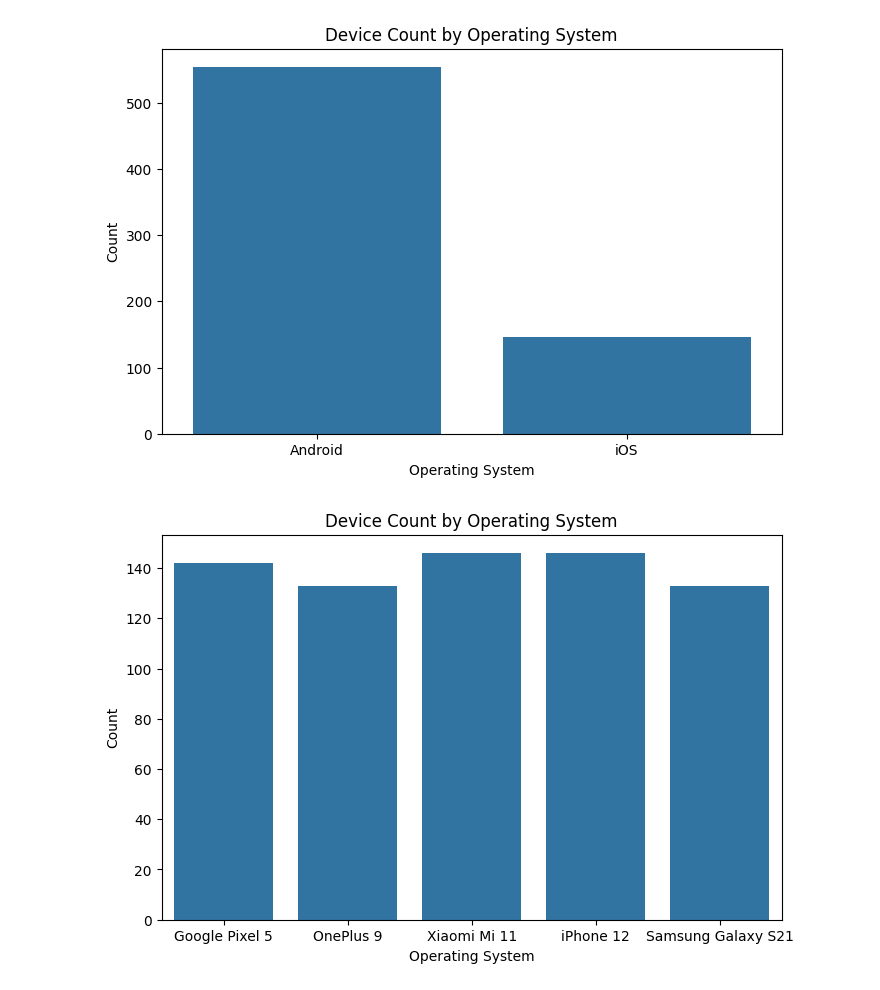
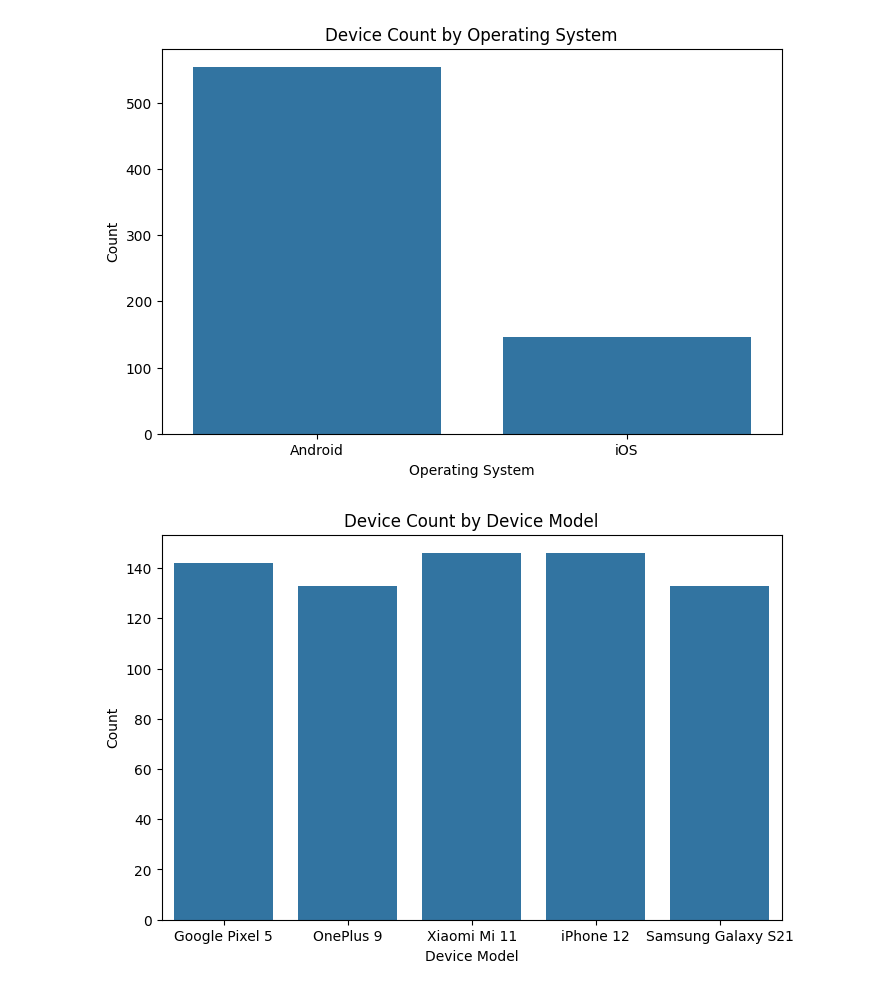
Before and after one commit to INFO-511-F24/final-project-ChilePeppers, a Jupyter notebook: Mobile_User_Behavior.ipynb, the cells around one changed output. Cells and saved outputs as stored; diff of their text form; code cells hidden in the pictures.

```diff
--- a/Mobile_User_Behavior.ipynb
+++ b/Mobile_User_Behavior.ipynb
@@ -83,9 +83,9 @@ plt.show()
 # %%
 plt.figure(figsize=(8, 5))
 sns.countplot(x='Device Model', data=data)
-plt.title('Device Count by Operating System')
-plt.xlabel('Operating System')
+plt.title('Device Count by Device Model')
+plt.xlabel('Device Model')
 plt.ylabel('Count')
 plt.show()
 # %% [output]
-[figure, old version]
+[figure, new version]
```
